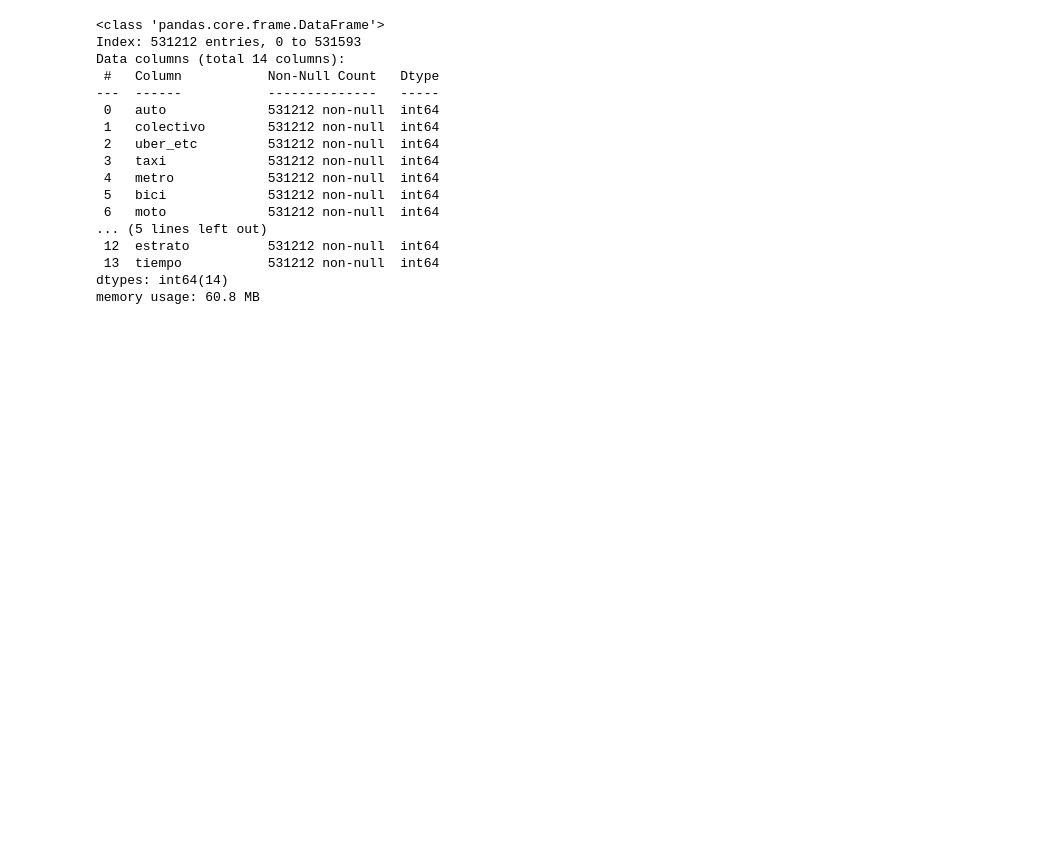
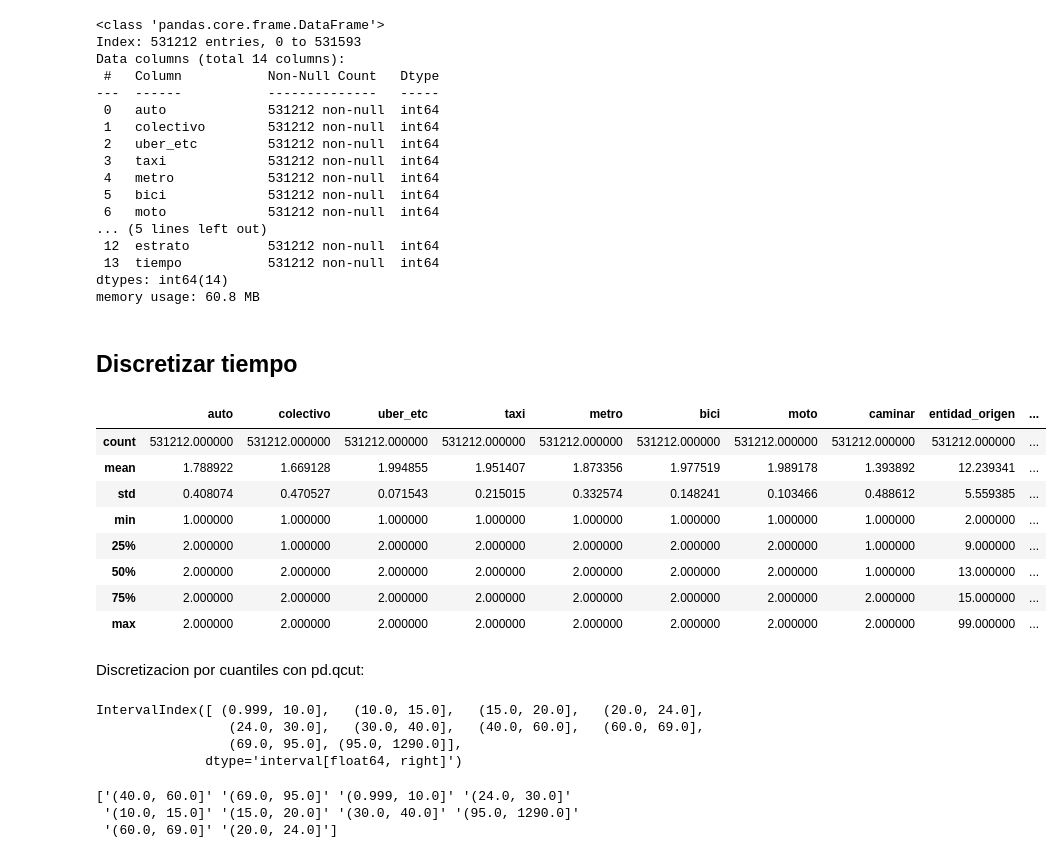
Before and after one commit to luiscarlosmarrufo/a1-multinomial-bn, a Jupyter notebook: notebooks/data_cleaning.ipynb, the cells around one changed output. Cells and saved outputs as stored; diff of their text form; code cells hidden in the pictures; blank space fills up the shorter version.

Commit message:
tiempo discretizado

```diff
--- a/notebooks/data_cleaning.ipynb
+++ b/notebooks/data_cleaning.ipynb
@@ -130,3 +130,35 @@ Data columns (total 14 columns):
  13  tiempo           531212 non-null  int64
 dtypes: int64(14)
 memory usage: 60.8 MB
+# %% [markdown]
+## Discretizar tiempo
+# %%
+data_clean.describe()
+# %% [output]
+|  | auto | colectivo | uber_etc | taxi | metro | bici | moto | caminar | entidad_origen | ... |
+| count | 531212.000000 | 531212.000000 | 531212.000000 | 531212.000000 | 531212.000000 | 531212.000000 | 531212.000000 | 531212.000000 | 531212.000000 | ... |
+| mean | 1.788922 | 1.669128 | 1.994855 | 1.951407 | 1.873356 | 1.977519 | 1.989178 | 1.393892 | 12.239341 | ... |
+| std | 0.408074 | 0.470527 | 0.071543 | 0.215015 | 0.332574 | 0.148241 | 0.103466 | 0.488612 | 5.559385 | ... |
+| min | 1.000000 | 1.000000 | 1.000000 | 1.000000 | 1.000000 | 1.000000 | 1.000000 | 1.000000 | 2.000000 | ... |
+| 25% | 2.000000 | 1.000000 | 2.000000 | 2.000000 | 2.000000 | 2.000000 | 2.000000 | 1.000000 | 9.000000 | ... |
+| 50% | 2.000000 | 2.000000 | 2.000000 | 2.000000 | 2.000000 | 2.000000 | 2.000000 | 1.000000 | 13.000000 | ... |
+| 75% | 2.000000 | 2.000000 | 2.000000 | 2.000000 | 2.000000 | 2.000000 | 2.000000 | 2.000000 | 15.000000 | ... |
+| max | 2.000000 | 2.000000 | 2.000000 | 2.000000 | 2.000000 | 2.000000 | 2.000000 | 2.000000 | 99.000000 | ... |
+# %% [markdown]
+Discretizacion por cuantiles con pd.qcut:
+# %%
+data_clean['tiempo_bin'] = pd.qcut(data_clean['tiempo'], q=10, labels=None, duplicates='drop')
+print(data_clean['tiempo_bin'].cat.categories)
+# %% [output]
+IntervalIndex([ (0.999, 10.0],   (10.0, 15.0],   (15.0, 20.0],   (20.0, 24.0],
+                 (24.0, 30.0],   (30.0, 40.0],   (40.0, 60.0],   (60.0, 69.0],
+                 (69.0, 95.0], (95.0, 1290.0]],
+              dtype='interval[float64, right]')
+# %%
+data_clean['tiempo_bin'] = data_clean['tiempo_bin'].astype(str)
+data_clean = data_clean.drop(columns=['tiempo'])
+print(data_clean['tiempo_bin'].unique())
+# %% [output]
+['(40.0, 60.0]' '(69.0, 95.0]' '(0.999, 10.0]' '(24.0, 30.0]'
+ '(10.0, 15.0]' '(15.0, 20.0]' '(30.0, 40.0]' '(95.0, 1290.0]'
+ '(60.0, 69.0]' '(20.0, 24.0]']
```
Also changed, not shown: parts of 2 cells of this notebook, 1 other file.
